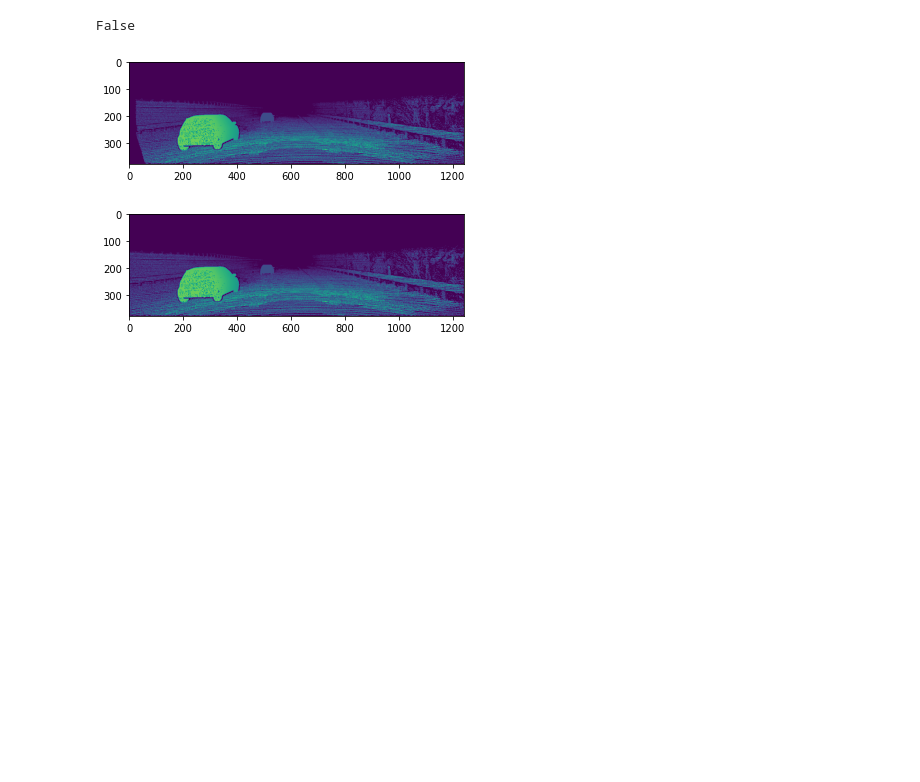
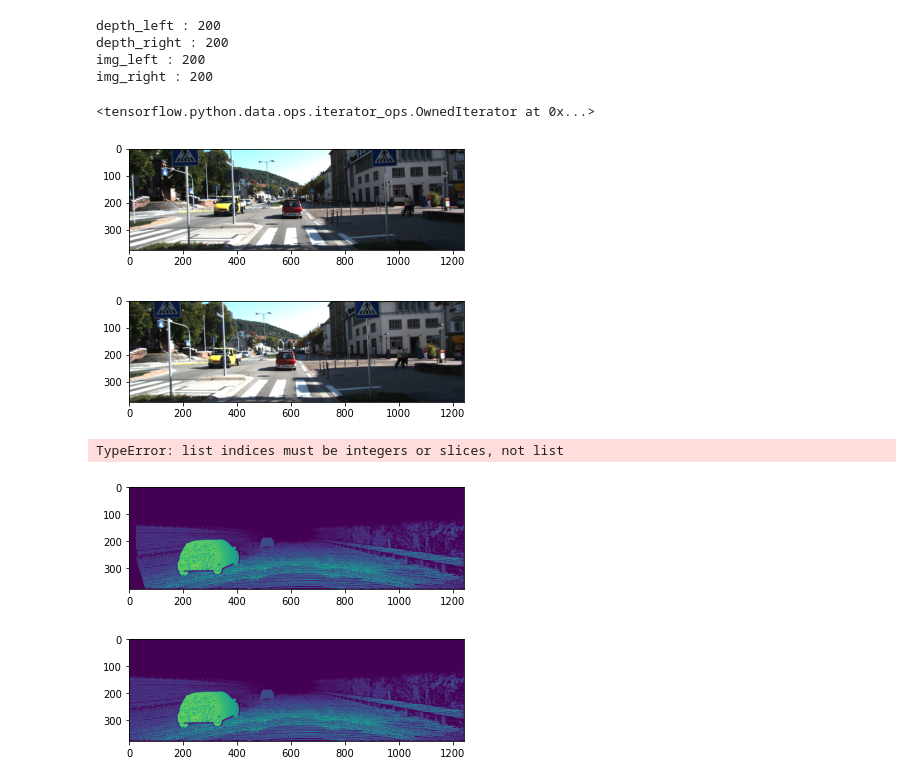
Before and after one commit to HarishBachu/MonocularDepth, a Jupyter notebook: model_training.ipynb, the cells around one changed output. Drawn from its saved outputs; the diff is of its cells as text; code cells hidden in the pictures; blank space fills up the shorter version.

```diff
--- a/model_training.ipynb
+++ b/model_training.ipynb
@@ -59,5 +85,0 @@ SyntaxError: unexpected EOF while parsing (1557796648.py, line 31)
-# %%
-import random
-100 in random.sample(range(0, 100), 100)
-# %% [output]
-False
@@ -63,0 +89,7 @@ False
+# %%
+datagen.getLens()
+# %% [output]
+depth_left : 200
+depth_right : 200
+img_left : 200
+img_right : 200
@@ -63,0 +98,14 @@ False
+# %%
+it
+# %% [output]
+<tensorflow.python.data.ops.iterator_ops.OwnedIterator at 0x...>
+# %%
+# it_il = iter(batch["img_left"])
+# it_ir = iter(batch["img_right"])
+plt.imshow(it_il.next())
+plt.show()
+plt.imshow(it_ir.next())
+plt.show()
+# %% [output]
+[figure, added]
+[figure, added]
@@ -64,3 +114,8 @@ False
+# %%
+a = [1, 2, 3, 4, 5]
+a[[4, 3, 2]]
+# %% [output]
+TypeError: list indices must be integers or slices, not list
 # %%
 left = os.listdir(train_depth_left)
 right = os.listdir(train_depth_right)
```
Also changed, not shown: parts of 6 cells of this notebook.
